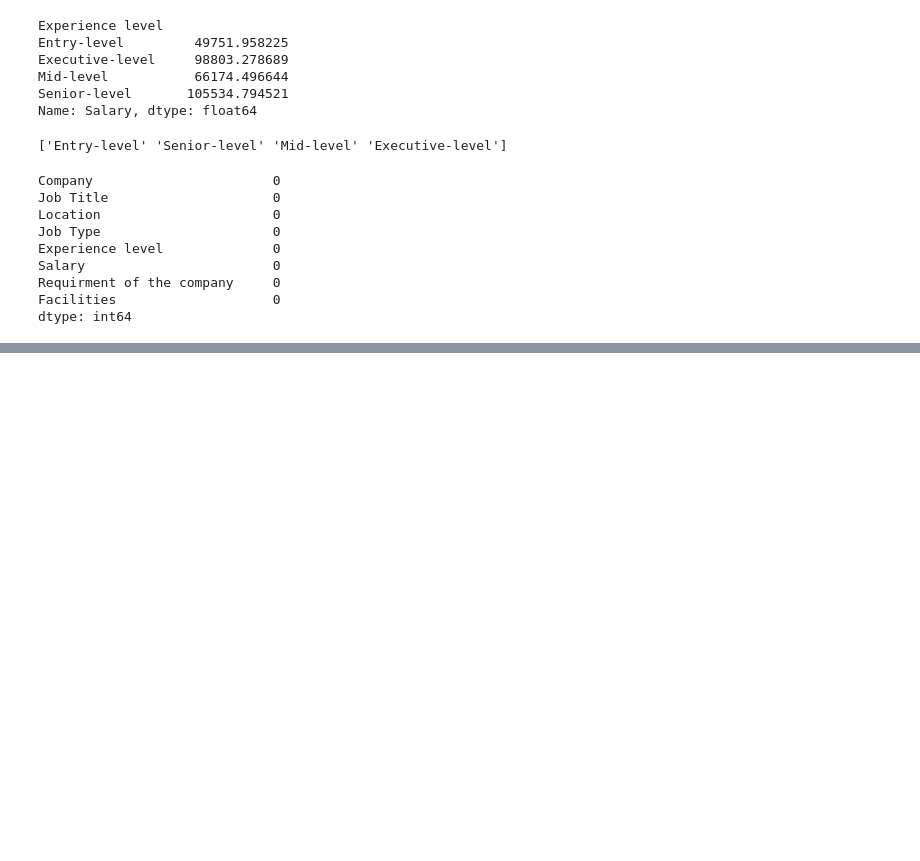
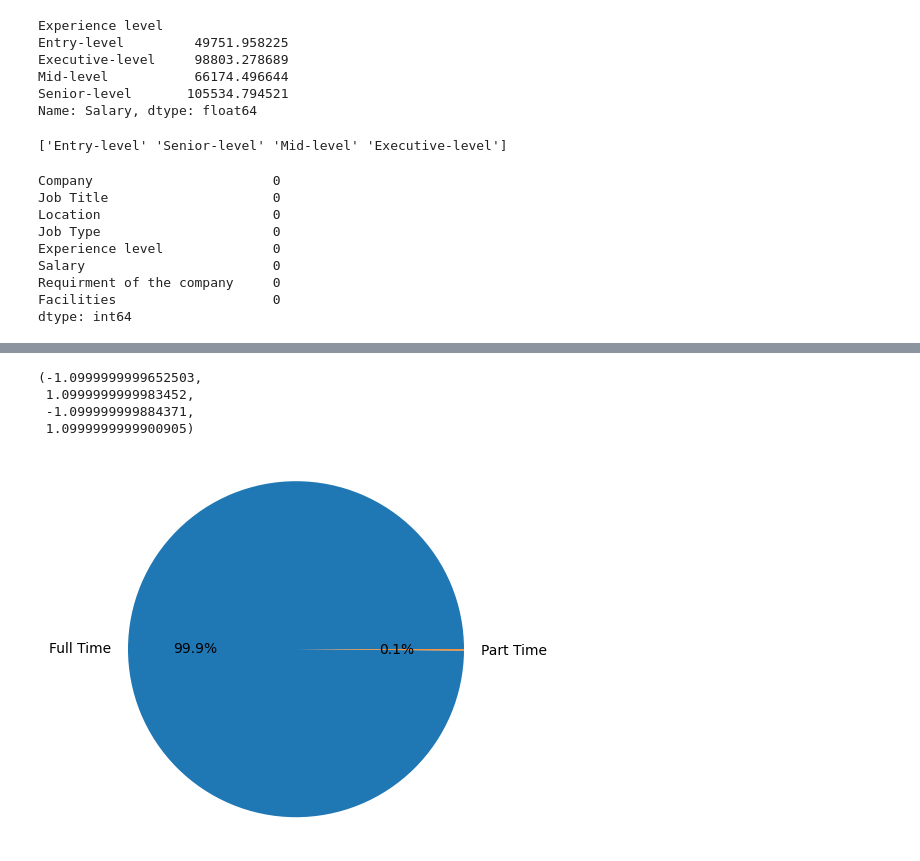
Before and after one commit to AestheticPoints/data-science-job, a Jupyter notebook: data_science_analysis.ipynb, the cells around one changed output, grey strips where cells are left out. Saved outputs shown, nothing was run; the diff lists cells and outputs as text; code cells hidden in the pictures; blank space fills up the shorter version.

```diff
--- a/data_science_analysis.ipynb
+++ b/data_science_analysis.ipynb
@@ -189,0 +214,10 @@ dtype: int64
+# %%
+job_type_counts = df['Job Type'].value_counts()
+plt.pie(job_type_counts, labels=job_type_counts.index, autopct='%1.1f%%') # Plot the distribution of job types
+plt.axis('equal')
+# %% [output]
+(-1.0999999999652503,
+ 1.0999999999983452,
+ -1.099999999884371,
+ 1.0999999999900905)
+[figure, added]
```
Also changed, not shown: parts of 12 cells of this notebook.
